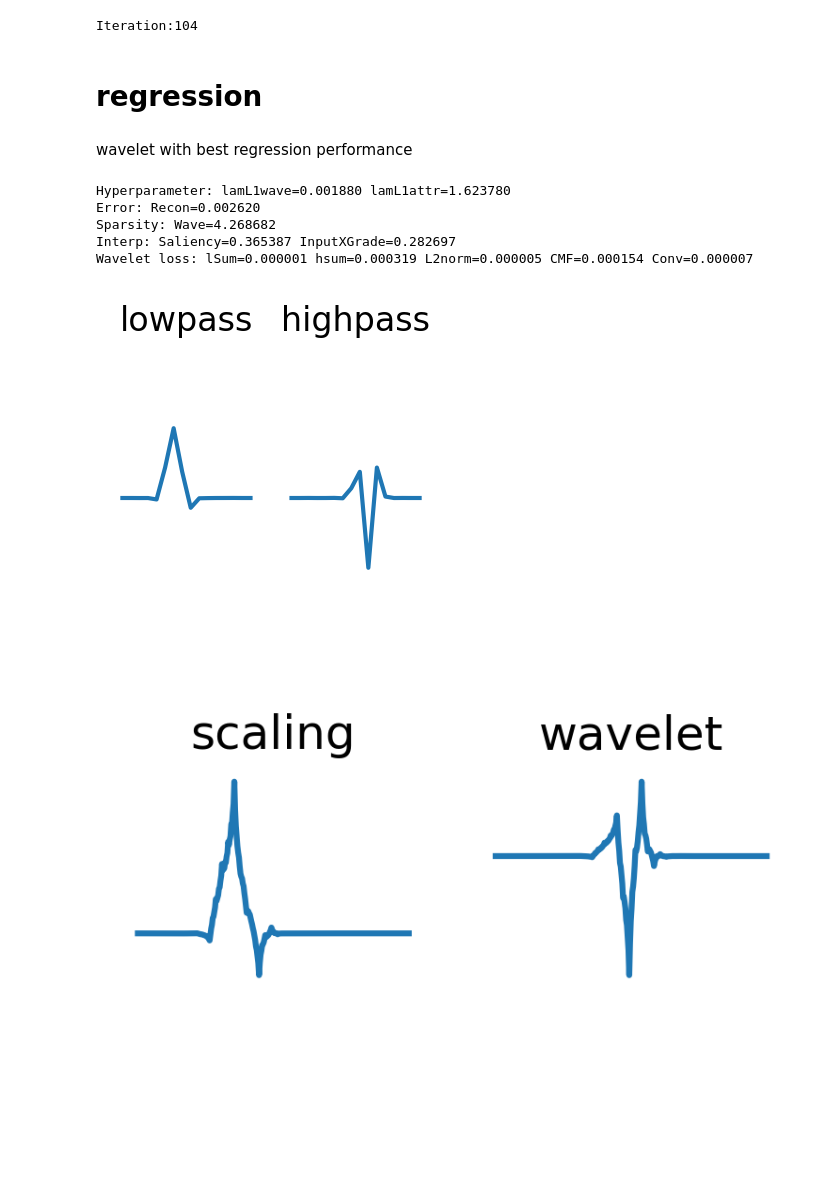
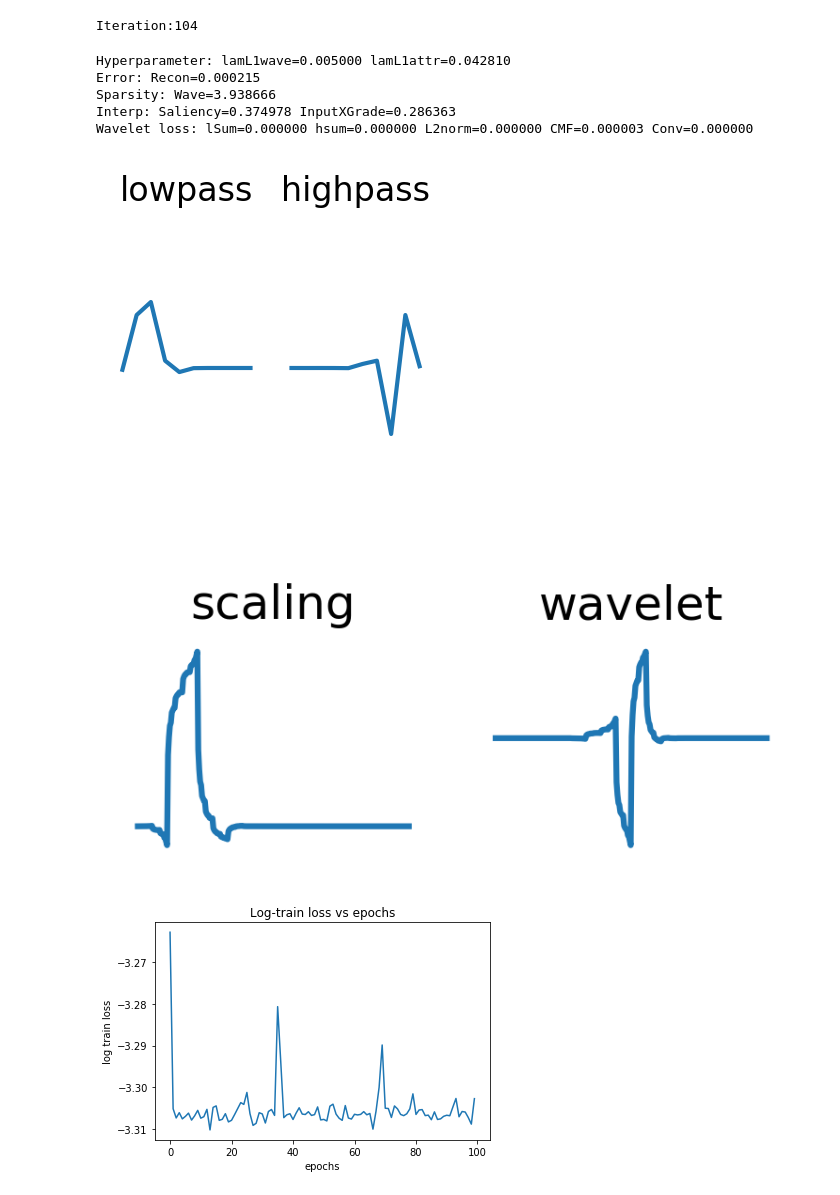
Before and after one commit to Yu-Group/adaptive-wavelets, a Jupyter notebook: notebooks/biology/03_evaluate.ipynb, the cells around one changed output. Saved outputs shown, nothing was run; the diff lists cells and outputs as text; code cells hidden in the pictures; blank space fills up the shorter version.

Commit message:
clean up bio results

```diff
--- a/notebooks/biology/03_evaluate.ipynb
+++ b/notebooks/biology/03_evaluate.ipynb
@@ -38,20 +38,12 @@ The autoreload extension is already loaded. To reload it, use:
 # %% [markdown]
 # load results
 # %%
-# wavelet params
-waves = ["coif2"]
-mode = "zero"
-J = 4
-
-# result path
-path = opj(os.getcwd(), "results")
-dirs = [wave + "_saliency_warmstart_seed=1" for wave in waves]
-
+dirs = ["db5_saliency_warmstart_seed=1"]
 results = []
 models = []
 for i in range(len(dirs)):
     # load results
-    out_dir = opj(path, dirs[i])
+    out_dir = opj("/home/ubuntu/adaptive-wavelets/notebooks/biology/results", dirs[i])
     fnames = sorted(os.listdir(out_dir))
 
     results_list = []
@@ -60,7 +52,7 @@ for i in range(len(dirs)):
         if fname[-3:] == 'pkl':
             results_list.append(pkl.load(open(opj(out_dir, fname), 'rb')))
         if fname[-3:] == 'pth':
-            wt = DWT1d(wave=waves[i], mode=mode, J=J, init_factor=1, noise_factor=0.0).to(device)
+            wt = DWT1d(wave="db5", mode='zero', J=4, init_factor=1, noise_factor=0.0).to(device)
             wt.load_state_dict(torch.load(opj(out_dir, fname)))
             models_list.append(wt)
     results.append(pd.DataFrame(results_list))
@@ -142,34 +124,38 @@ log = np.array(log)
 # %% [output]
 Iteration:104
-# %% [markdown]
-# regression
-# %% [markdown]
-wavelet with best regression performance
 # %%
-idx1, idx2 = list(dic['index'].keys())[np.argmax(reg).flatten()[0]]
-wt = mos[dic['index'][(idx1, idx2)]]
+idx1, idx2 = list(dics[index]['wt'].keys())[np.argmax(reg_score).flatten()[0]]
+idx = dics[index]['index'][(idx1, idx2)]
+wt = models[index][idx].to('cpu')
 filt = get_1dfilts(wt)
 phi, psi, x = get_wavefun(wt)
 
 # print
-print('Hyperparameter: lamL1wave={:.6f} lamL1attr={:.6f}'.format(res['lamL1wave'][dic['index'][(idx1, idx2)]], res['lamL1attr'][dic['index'][(idx1, idx2)]]))
-print('Error: Recon={:.6f}'.format(res['rec_loss'][dic['index'][(idx1, idx2)]]))
-print('Sparsity: Wave={:.6f}'.format(res['L1wave_loss'][dic['index'][(idx1, idx2)]]))
-print('Interp: Saliency={:.6f} InputXGrade={:.6f}'.format(res['L1saliency_loss'][dic['index'][(idx1, idx2)]], res['L1inputxgrad_loss'][dic['index'][(idx1, idx2)]]))
-print('Wavelet loss: lSum={:.6f} hsum={:.6f} L2norm={:.6f} CMF={:.6f} Conv={:.6f}'.format(res['lsum_loss'][dic['index'][(idx1, idx2)]],
-                                                                                          res['hsum_loss'][dic['index'][(idx1, idx2)]],
-                                                                                          res['L2norm_loss'][dic['index'][(idx1, idx2)]],
-                                                                                          res['CMF_loss'][dic['index'][(idx1, idx2)]],
-                                                                                          res['conv_loss'][dic['index'][(idx1, idx2)]]))
+print('Hyperparameter: lamL1wave={:.6f} lamL1attr={:.6f}'.format(results[index]['lamL1wave'][idx], results[index]['lamL1attr'][idx]))
+print('Error: Recon={:.6f}'.format(results[index]['rec_loss'][idx]))
+print('Sparsity: Wave={:.6f}'.format(results[index]['L1wave_loss'][idx]))
+print('Interp: Saliency={:.6f} InputXGrade={:.6f}'.format(results[index]['L1saliency_loss'][idx], results[index]['L1inputxgrad_loss'][idx]))
+print('Wavelet loss: lSum={:.6f} hsum={:.6f} L2norm={:.6f} CMF={:.6f} Conv={:.6f}'.format(results[index]['lsum_loss'][idx],
+                                                                                          results[index]['hsum_loss'][idx],
+                                                                                          results[index]['L2norm_loss'][idx],
+                                                                                          results[index]['CMF_loss'][idx],
+                                                                                          results[index]['conv_loss'][idx]))
 
 
 plot_1dfilts(filt, is_title=True, figsize=(2,2))
 plot_wavefun((phi, psi, x), is_title=True, figsize=(3,1))
+
+plt.plot(np.log(res['train_losses'][dic['index'][(idx1, idx2)]]))
+plt.xlabel("epochs")
+plt.ylabel("log train loss")
+plt.title('Log-train loss vs epochs')
+plt.show()
 # %% [output]
-Hyperparameter: lamL1wave=0.001880 lamL1attr=1.623780
-Error: Recon=0.002620
-Sparsity: Wave=4.268682
-Interp: Saliency=0.365387 InputXGrade=0.282697
-Wavelet loss: lSum=0.000001 hsum=0.000319 L2norm=0.000005 CMF=0.000154 Conv=0.000007
+Hyperparameter: lamL1wave=0.005000 lamL1attr=0.042810
+Error: Recon=0.000215
+Sparsity: Wave=3.938666
+Interp: Saliency=0.374978 InputXGrade=0.286363
+Wavelet loss: lSum=0.000000 hsum=0.000000 L2norm=0.000000 CMF=0.000003 Conv=0.000000
-[figure, old version]
+[figure, new version]
-[figure, old version]
+[figure, new version]
+[figure, added]
```
Also changed, not shown: parts of 9 cells of this notebook, 17 other files.
